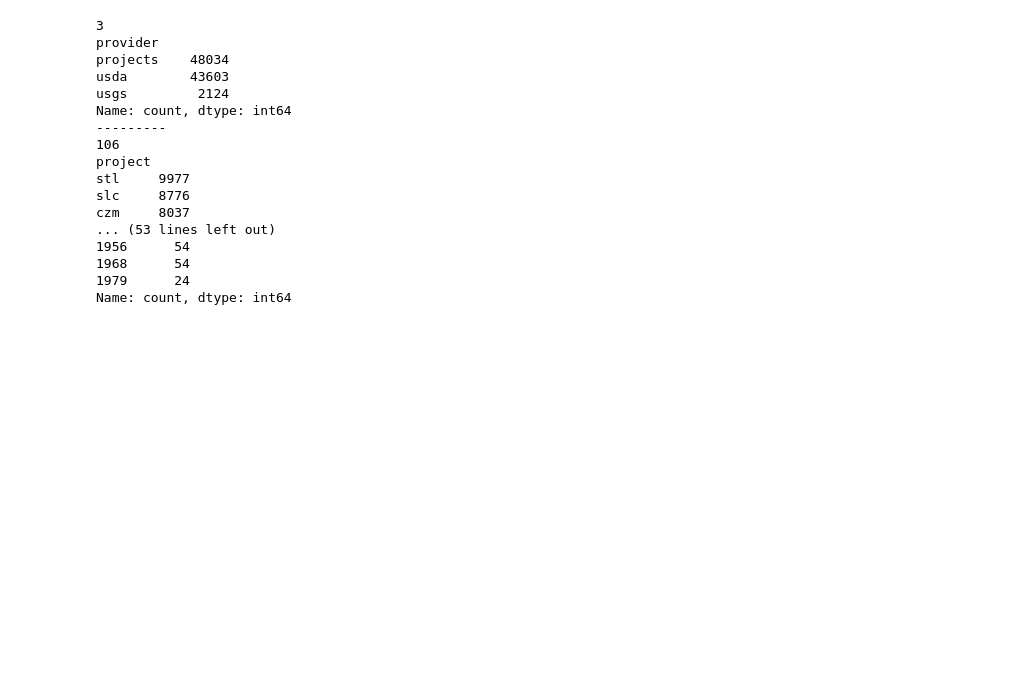
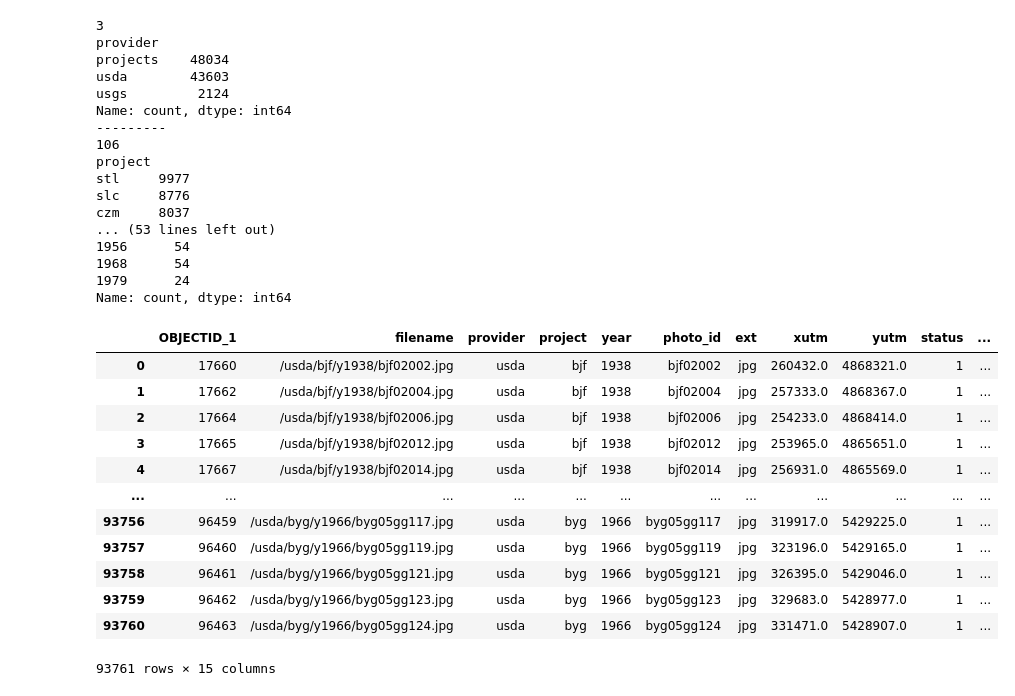
Before and after one commit to cleorose/batch_georef, a Jupyter notebook: data_prep.ipynb, the cells around one changed output. Drawn from its saved outputs; the diff is of its cells as text; code cells hidden in the pictures; blank space fills up the shorter version.

```diff
--- a/data_prep.ipynb
+++ b/data_prep.ipynb
@@ -140,0 +192,16 @@ gdf_sorted
+# %%
+gdf
+# %% [output]
+|  | OBJECTID_1 | filename | provider | project | year | photo_id | ext | xutm | yutm | status | ... |
+| 0 | 17660 | /usda/bjf/y1938/bjf02002.jpg | usda | bjf | 1938 | bjf02002 | jpg | 260432.0 | 4868321.0 | 1 | ... |
+| 1 | 17662 | /usda/bjf/y1938/bjf02004.jpg | usda | bjf | 1938 | bjf02004 | jpg | 257333.0 | 4868367.0 | 1 | ... |
+| 2 | 17664 | /usda/bjf/y1938/bjf02006.jpg | usda | bjf | 1938 | bjf02006 | jpg | 254233.0 | 4868414.0 | 1 | ... |
+| 3 | 17665 | /usda/bjf/y1938/bjf02012.jpg | usda | bjf | 1938 | bjf02012 | jpg | 253965.0 | 4865651.0 | 1 | ... |
+| 4 | 17667 | /usda/bjf/y1938/bjf02014.jpg | usda | bjf | 1938 | bjf02014 | jpg | 256931.0 | 4865569.0 | 1 | ... |
+| ... | ... | ... | ... | ... | ... | ... | ... | ... | ... | ... | ... |
+| 93756 | 96459 | /usda/byg/y1966/byg05gg117.jpg | usda | byg | 1966 | byg05gg117 | jpg | 319917.0 | 5429225.0 | 1 | ... |
+| 93757 | 96460 | /usda/byg/y1966/byg05gg119.jpg | usda | byg | 1966 | byg05gg119 | jpg | 323196.0 | 5429165.0 | 1 | ... |
+| 93758 | 96461 | /usda/byg/y1966/byg05gg121.jpg | usda | byg | 1966 | byg05gg121 | jpg | 326395.0 | 5429046.0 | 1 | ... |
+| 93759 | 96462 | /usda/byg/y1966/byg05gg123.jpg | usda | byg | 1966 | byg05gg123 | jpg | 329683.0 | 5428977.0 | 1 | ... |
+| 93760 | 96463 | /usda/byg/y1966/byg05gg124.jpg | usda | byg | 1966 | byg05gg124 | jpg | 331471.0 | 5428907.0 | 1 | ... |
+93761 rows × 15 columns
```
Also changed, not shown: parts of 13 cells of this notebook.
